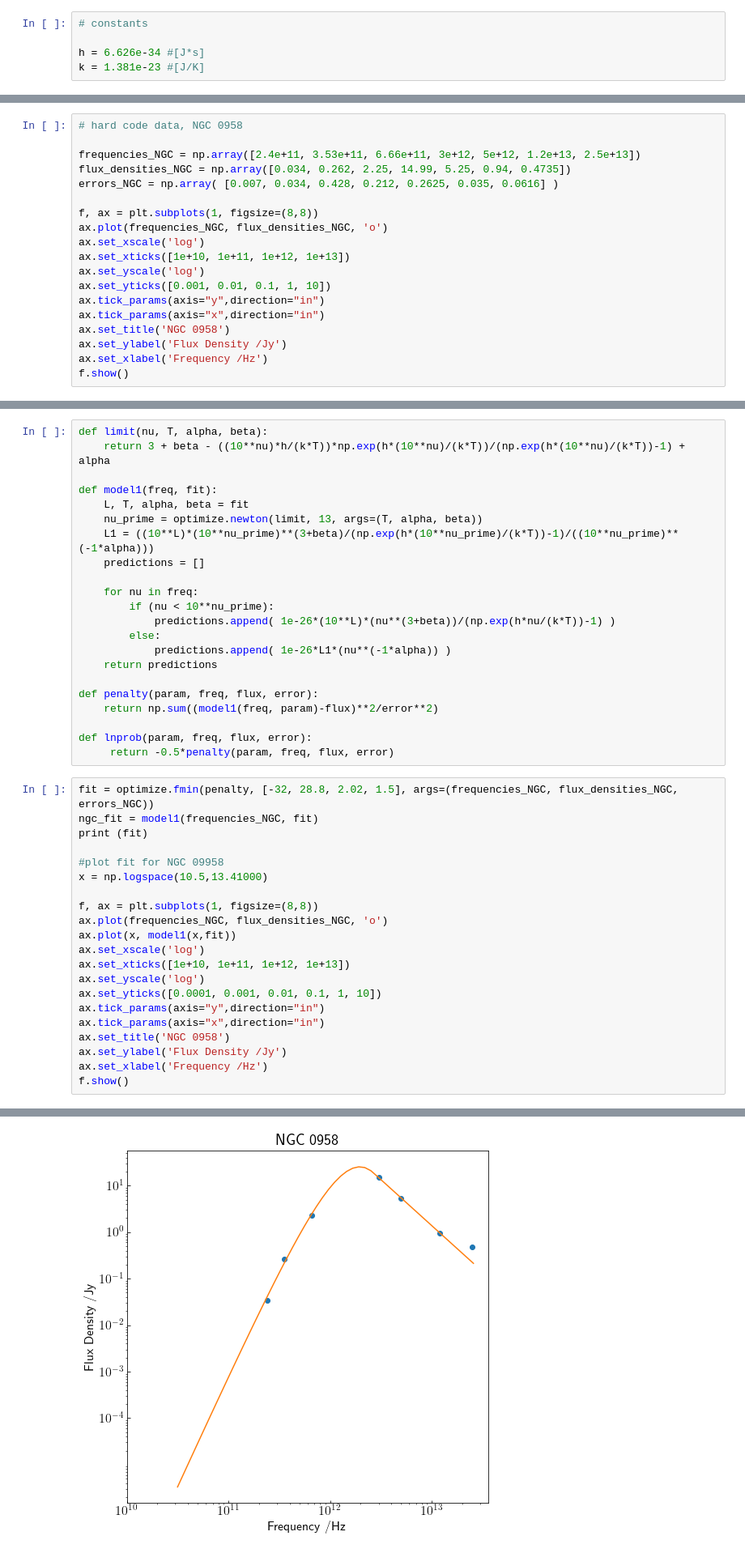
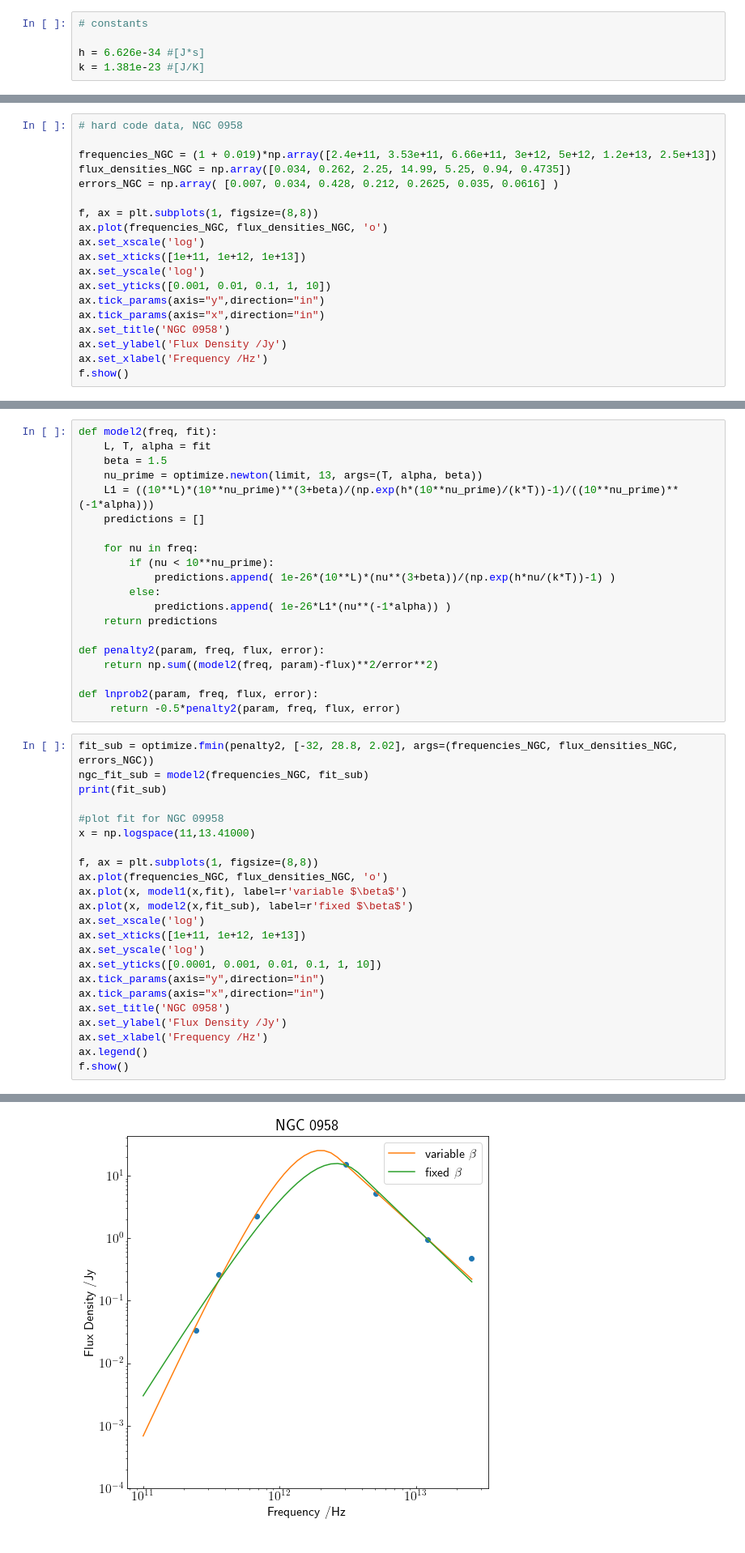
Before and after one commit to Anthony-J-G/spectral-energy-distribution, a Jupyter notebook: Infrared Spectral Energy Distributions.ipynb, the cells around one changed output, grey strips where cells are left out. Shown at 81% size. Drawn from its saved outputs; the diff is of its cells as text.

```diff
--- a/Infrared Spectral Energy Distributions.ipynb
+++ b/Infrared Spectral Energy Distributions.ipynb
@@ -24,14 +45,14 @@ k = 1.381e-23 #[J/K]
 # %%
 # hard code data, NGC 0958
 
-frequencies_NGC = np.array([2.4e+11, 3.53e+11, 6.66e+11, 3e+12, 5e+12, 1.2e+13, 2.5e+13])
+frequencies_NGC = (1 + 0.019)*np.array([2.4e+11, 3.53e+11, 6.66e+11, 3e+12, 5e+12, 1.2e+13, 2.5e+13])
 flux_densities_NGC = np.array([0.034, 0.262, 2.25, 14.99, 5.25, 0.94, 0.4735])
 errors_NGC = np.array( [0.007, 0.034, 0.428, 0.212, 0.2625, 0.035, 0.0616] )
 
 f, ax = plt.subplots(1, figsize=(8,8))
 ax.plot(frequencies_NGC, flux_densities_NGC, 'o')
 ax.set_xscale('log')
-ax.set_xticks([1e+10, 1e+11, 1e+12, 1e+13])
+ax.set_xticks([1e+11, 1e+12, 1e+13])
 ax.set_yscale('log')
 ax.set_yticks([0.001, 0.01, 0.1, 1, 10])
 ax.tick_params(axis="y",direction="in")
@@ -87,9 +334,7 @@ f.show()
 # %%
-def limit(nu, T, alpha, beta):
-    return 3 + beta - ((10**nu)*h/(k*T))*np.exp(h*(10**nu)/(k*T))/(np.exp(h*(10**nu)/(k*T))-1) + alpha
-
-def model1(freq, fit):
-    L, T, alpha, beta = fit
+def model2(freq, fit):
+    L, T, alpha = fit
+    beta = 1.5
     nu_prime = optimize.newton(limit, 13, args=(T, alpha, beta))
     L1 = ((10**L)*(10**nu_prime)**(3+beta)/(np.exp(h*(10**nu_prime)/(k*T))-1)/((10**nu_prime)**(-1*alpha)))
     predictions = []
@@ -101,24 +346,25 @@ def model1(freq, fit):
             predictions.append( 1e-26*L1*(nu**(-1*alpha)) )
     return predictions
 
-def penalty(param, freq, flux, error):
-    return np.sum((model1(freq, param)-flux)**2/error**2)
+def penalty2(param, freq, flux, error):
+    return np.sum((model2(freq, param)-flux)**2/error**2)
 
-def lnprob(param, freq, flux, error):
-     return -0.5*penalty(param, freq, flux, error)
+def lnprob2(param, freq, flux, error):
+     return -0.5*penalty2(param, freq, flux, error)
 # %%
-fit = optimize.fmin(penalty, [-32, 28.8, 2.02, 1.5], args=(frequencies_NGC, flux_densities_NGC, errors_NGC))
-ngc_fit = model1(frequencies_NGC, fit)
-print (fit)
+fit_sub = optimize.fmin(penalty2, [-32, 28.8, 2.02], args=(frequencies_NGC, flux_densities_NGC, errors_NGC))
+ngc_fit_sub = model2(frequencies_NGC, fit_sub)
+print(fit_sub)
 
 #plot fit for NGC 09958
-x = np.logspace(10.5,13.41000)
+x = np.logspace(11,13.41000)
 
 f, ax = plt.subplots(1, figsize=(8,8))
 ax.plot(frequencies_NGC, flux_densities_NGC, 'o')
-ax.plot(x, model1(x,fit))
+ax.plot(x, model1(x,fit), label=r'variable $\beta$')
+ax.plot(x, model2(x,fit_sub), label=r'fixed $\beta$')
 ax.set_xscale('log')
-ax.set_xticks([1e+10, 1e+11, 1e+12, 1e+13])
+ax.set_xticks([1e+11, 1e+12, 1e+13])
 ax.set_yscale('log')
 ax.set_yticks([0.0001, 0.001, 0.01, 0.1, 1, 10])
 ax.tick_params(axis="y",direction="in")
@@ -126,6 +372,7 @@ ax.tick_params(axis="x",direction="in")
 ax.set_title('NGC 0958')
 ax.set_ylabel('Flux Density /Jy')
 ax.set_xlabel('Frequency /Hz')
+ax.legend()
 f.show()
 # %% [output]
 Optimization terminated successfully.
@@ -136,4 +383,4 @@ Optimization terminated successfully.
-[figure, old version]
+[figure, new version]
 # %%
 # Emcee run for NGC 0958 model
 
```
Also changed, not shown: parts of 24 cells of this notebook.
